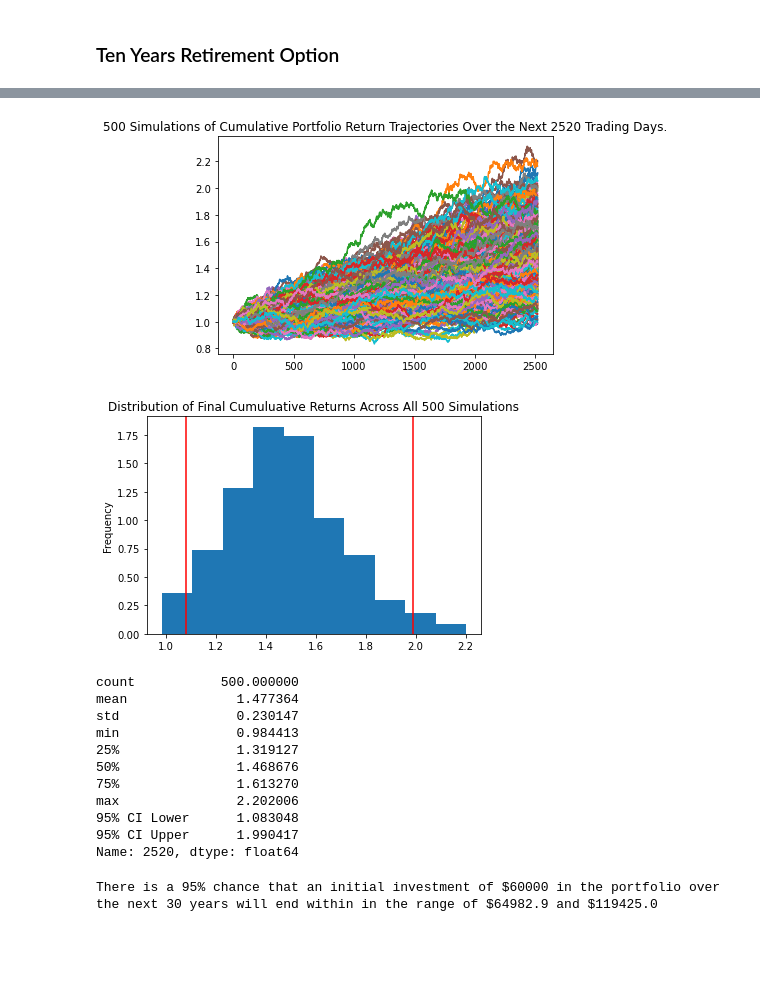
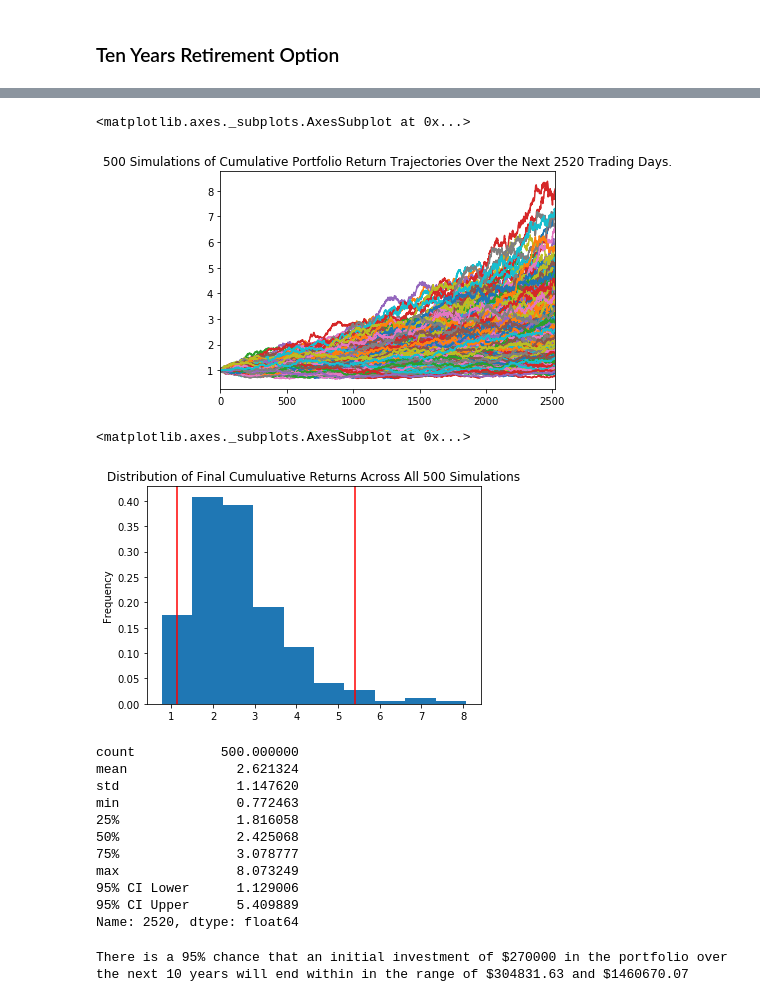
Before and after one commit to xfdobs/Financial-Planning, a Jupyter notebook: financial-planner.ipynb, the cells around one changed output, grey strips where cells are left out. Saved outputs shown, nothing was run; the diff lists cells and outputs as text; code cells hidden in the pictures; blank space fills up the shorter version.

```diff
--- a/financial-planner.ipynb
+++ b/financial-planner.ipynb
@@ -165,15 +159,16 @@ Congratulations! You have enough money in your emergency fund.
 # %%
 # Set start and end dates of five years back from today.
 # Sample results may vary from the solution based on the time frame chosen
-start_date = pd.Timestamp('2016-04-01', tz='America/New_York').isoformat()
-end_date = pd.Timestamp('2021-04-01', tz='America/New_York').isoformat()
+start_date = pd.Timestamp('2016-01-01', tz='America/New_York').isoformat()
+end_date = pd.Timestamp('2021-01-01', tz='America/New_York').isoformat()
 # %%
 # Get 5 years' worth of historical data for SPY and AGG
 df_stock_data = alpaca.get_barset(
     tickers,
     timeframe,
     start = start_date,
-    end = end_date
+    end = end_date,
+    limit = 1000
 ).df
 
 # Display sample data
@@ -396,3 +407,12 @@ There is a 95% chance that an initial investment of $60000 in the portfolio over
 # %% [markdown]
 ### Ten Years Retirement Option
+# %%
+# Configuring a Monte Carlo simulation to forecast 10 years cumulative returns
+
+MC_10years = MCSimulation(
+    portfolio_data = df_stock_data,
+    weights = [.4,.6],
+    num_simulation = 500,
+    num_trading_days = 252 * 10
+)
 # %%
@@ -435,41 +457,45 @@ Running Monte Carlo simulation number 490.
 # %%
 # Plot simulation outcomes
-# YOUR CODE HERE!
+line_plot = MC_10years.plot_simulation()
+line_plot
 # %% [output]
+<matplotlib.axes._subplots.AxesSubplot at 0x...>
-[figure, old version]
+[figure, new version]
 # %%
 # Plot probability distribution and confidence intervals
-# YOUR CODE HERE!
+MC_10years.plot_distribution()
 # %% [output]
+<matplotlib.axes._subplots.AxesSubplot at 0x...>
-[figure, old version]
+[figure, new version]
 # %%
 # Fetch summary statistics from the Monte Carlo simulation results
-# YOUR CODE HERE!
+statistics = MC_10years.summarize_cumulative_return()
 
 # Print summary statistics
-# YOUR CODE HERE!
+print(statistics)
 # %% [output]
 count           500.000000
-mean              1.477364
-std               0.230147
-min               0.984413
-25%               1.319127
-50%               1.468676
-75%               1.613270
-max               2.202006
-95% CI Lower      1.083048
-95% CI Upper      1.990417
+mean              2.621324
+std               1.147620
+min               0.772463
+25%               1.816058
+50%               2.425068
+75%               3.078777
+max               8.073249
+95% CI Lower      1.129006
+95% CI Upper      5.409889
 Name: 2520, dtype: float64
 # %%
 # Set initial investment
-# YOUR CODE HERE!
+initial_investment = 270000
 
 # Use the lower and upper `95%` confidence intervals to calculate the range of the possible outcomes of our $60,000
-# YOUR CODE HERE!
+ci_lower_ten = round(statistics[8] *initial_investment,2)
+ci_upper_ten = round(statistics[9] *initial_investment,2)
 
 # Print results
 print(f"There is a 95% chance that an initial investment of ${initial_investment} in the portfolio"
       f" over the next 10 years will end within in the range of"
       f" ${ci_lower_ten} and ${ci_upper_ten}")
 # %% [output]
-There is a 95% chance that an initial investment of $60000 in the portfolio over the next 30 years will end within in the range of $64982.9 and $119425.0
+There is a 95% chance that an initial investment of $270000 in the portfolio over the next 10 years will end within in the range of $304831.63 and $1460670.07
```
Also changed, not shown: parts of 21 cells of this notebook, 5 other files.
